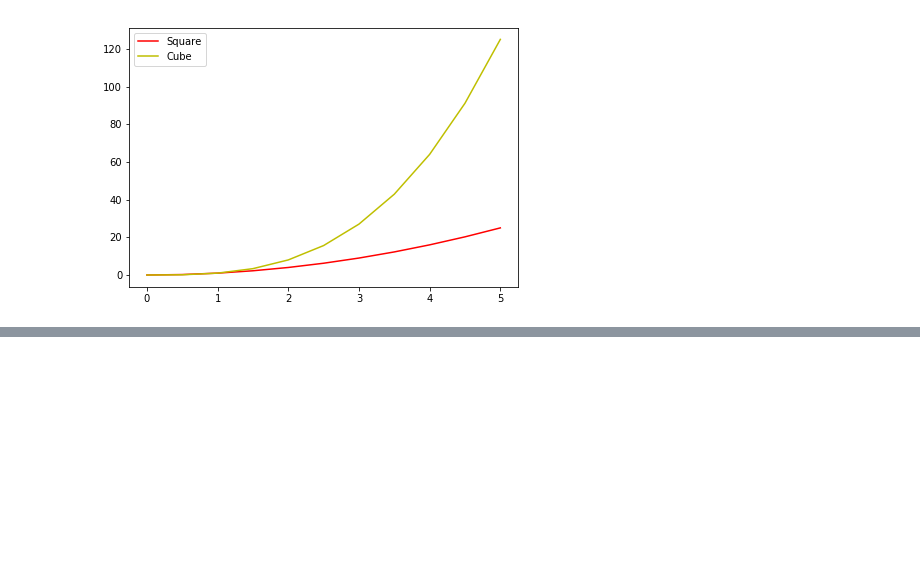
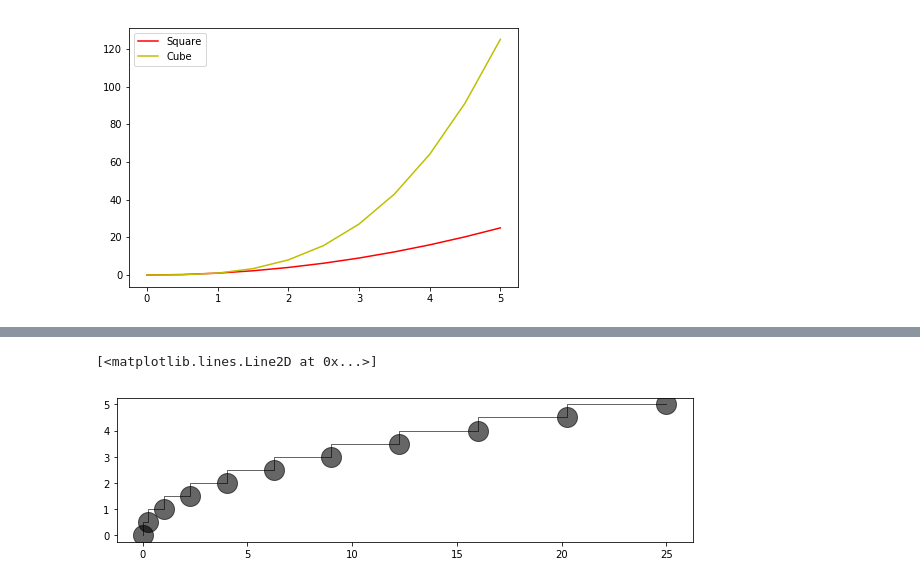
Before and after one commit to saksham1998/Complete-Python-3-Introduction, a Jupyter notebook: matplotlib.ipynb, the cells around one changed output, grey strips where cells are left out. Drawn from its saved outputs; the diff is of its cells as text; code cells hidden in the pictures; blank space fills up the shorter version.

```diff
--- a/matplotlib.ipynb
+++ b/matplotlib.ipynb
@@ -118,0 +134,8 @@ axes.legend()
+# %%
+#Example 2:
+fig = plt.figure(figsize=(8,2))
+axes = fig.add_axes([0,0,1,1])
+axes.plot(y,x,'black',lw=1,alpha=0.6,ls='steps',marker='o',ms=20)
+# %% [output]
+[<matplotlib.lines.Line2D at 0x...>]
+[figure, added]
```
Also changed, not shown: parts of 3 cells of this notebook, 1 other file.
